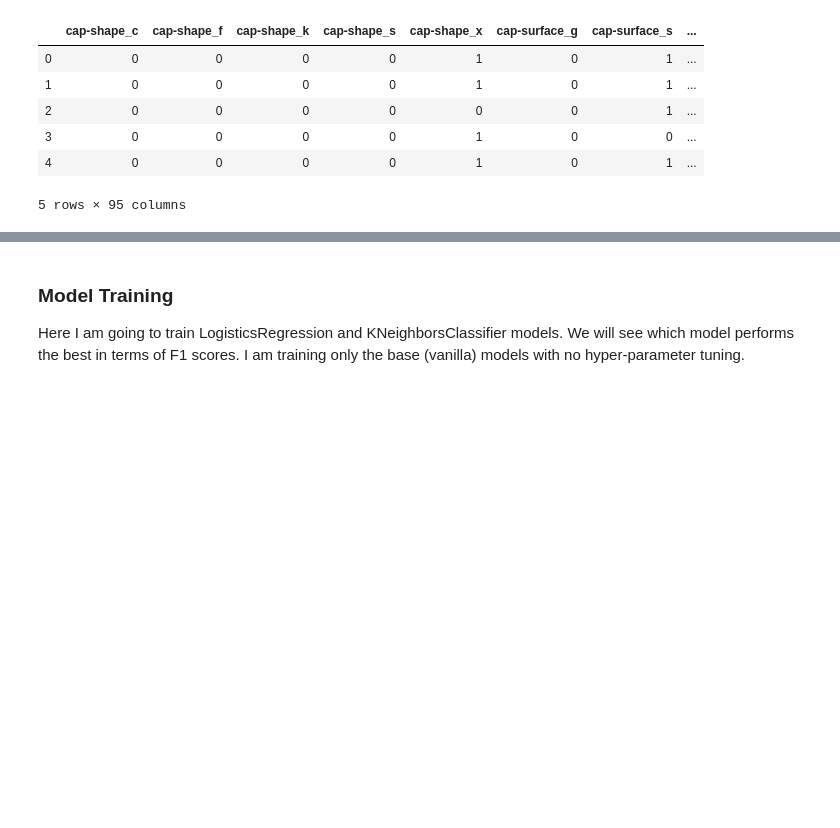
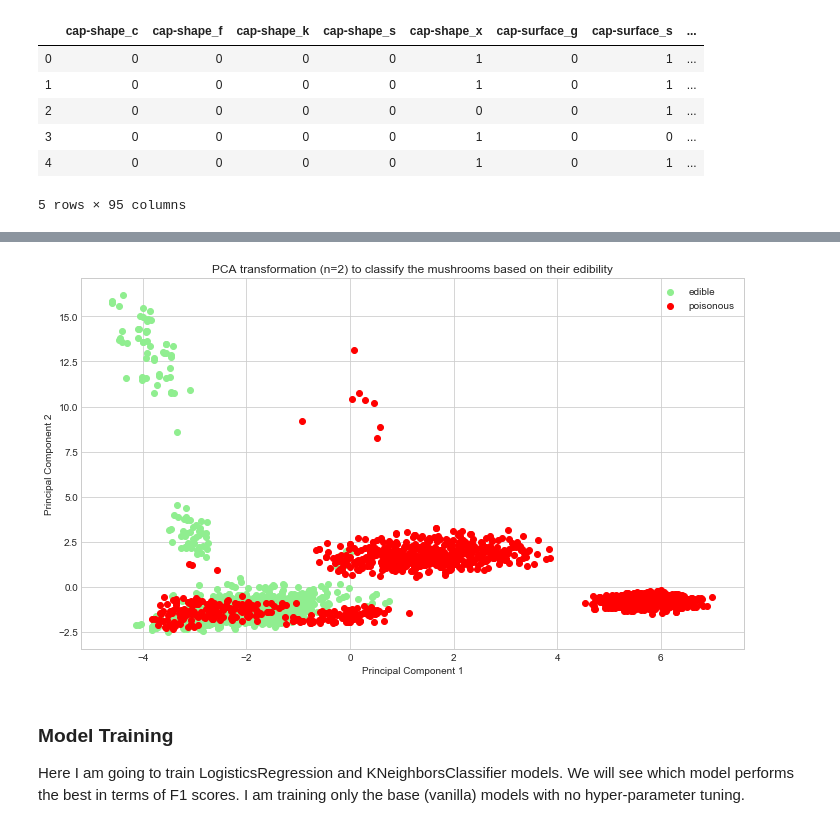
Before and after one commit to yuvrajpandya/ScikitLearn, a Jupyter notebook: KNN/Mushroom Prediction.ipynb, the cells around one changed output, grey strips where cells are left out. Saved outputs shown, nothing was run; the diff lists cells and outputs as text; code cells hidden in the pictures; blank space fills up the shorter version.

Commit message:
logisticsregression & KNN training

```diff
--- a/KNN/Mushroom Prediction.ipynb
+++ b/KNN/Mushroom Prediction.ipynb
@@ -410,14 +385,0 @@ X_pca = pca.fit_transform(X_std)
-# %%
-with plt.style.context('seaborn-whitegrid'):
-    plt.figure(figsize=(10,6))
-    for edibility, col, label in zip((0, 1), ('lightgreen', 'red'), ('edible', 'poisonous')):
-        plt.scatter(X_pca[y==edibility, 0],
-                    X_pca[y==edibility, 1],
-                    label=label,
-                    c=col)
-    plt.title('PCA transformation (n=2) to classify the mushrooms based on their edibility')
-    plt.xlabel('Principal Component 1')
-    plt.ylabel('Principal Component 2')
-    plt.legend(loc='upper right')
-    plt.tight_layout()
-    plt.show()
@@ -428,6 +394,6 @@ with plt.style.context('seaborn-whitegrid'):
 # %%
 from sklearn.model_selection import train_test_split
-X_train, X_test, y_train, y_test = train_test_split(X_std, y, test_size=0.2, random_state = 42)
+X_train, X_test, y_train, y_test = train_test_split(X, y, test_size=0.3, random_state=42)
 # %%
 # check the size of the train and test sets
 X_train.shape[0]/(X_train.shape[0]+X_test.shape[0])*100
@@ -435,0 +408,4 @@ X_test.shape[0]/(X_train.shape[0]+X_test.shape[0])*100
+# %%
+scaler = StandardScaler()
+X_train = scaler.fit_transform(X_train)
+X_test = scaler.transform(X_test)
@@ -436,3 +415,24 @@ X_test.shape[0]/(X_train.shape[0]+X_test.shape[0])*100
+# %%
+pca = PCA(n_components=2)
+X_train = pca.fit_transform(X_train)
+X_test = pca.transform(X_test)
+# %%
+# plotting the PCA transformed train set
+with plt.style.context('seaborn-whitegrid'):
+    plt.figure(figsize=(10,6))
+    for edibility, col, label in zip((0, 1), ('lightgreen', 'red'), ('edible', 'poisonous')):
+        plt.scatter(X_test[y_test==edibility, 0],
+                    X_test[y_test==edibility, 1],
+                    label=label,
+                    c=col)
+    plt.title('PCA transformation (n=2) to classify the mushrooms based on their edibility')
+    plt.xlabel('Principal Component 1')
+    plt.ylabel('Principal Component 2')
+    plt.legend(loc='upper right')
+    plt.tight_layout()
+    plt.show()
+# %% [output]
+[figure, added]
 # %% [markdown]
 ### Model Training
 Here I am going to train LogisticsRegression and KNeighborsClassifier models. We will see which model performs the best in terms of F1 scores. I am training only the base (vanilla) models with no hyper-parameter tuning.
```
Also changed, not shown: parts of 18 cells of this notebook.
